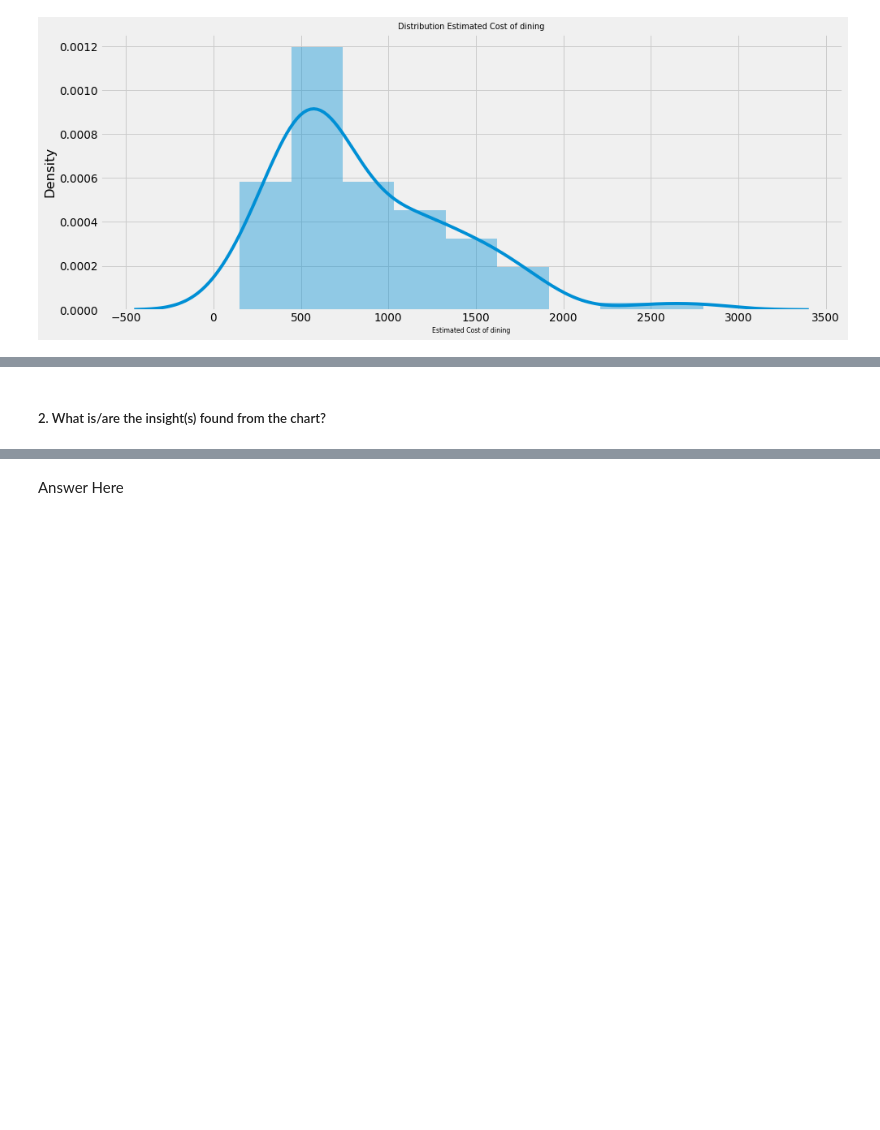
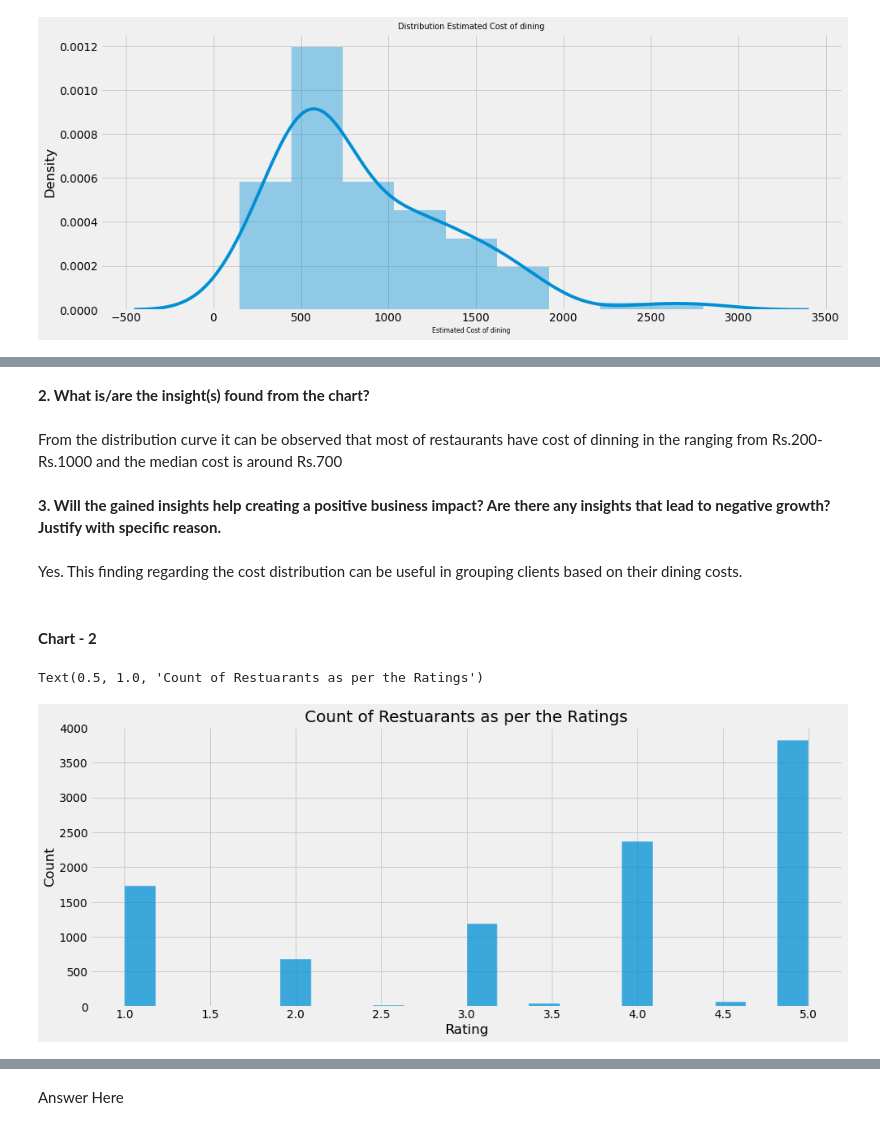
Before and after one commit to kumarabhinavthakur274/Zomato-Restaurant-Clustering-And-Sentiment-Analysis, a Jupyter notebook: Kumar_Abhinav_Zomato_Restaurant_Clustering_And_Sentiment_Analysis.ipynb, the cells around one changed output, grey strips where cells are left out. Saved outputs shown, nothing was run; the diff lists cells and outputs as text; code cells hidden in the pictures; blank space fills up the shorter version.

```diff
--- a/Kumar_Abhinav_Zomato_Restaurant_Clustering_And_Sentiment_Analysis.ipynb
+++ b/Kumar_Abhinav_Zomato_Restaurant_Clustering_And_Sentiment_Analysis.ipynb
@@ -541,2 +608,18 @@ Answer Here.
 # %% [markdown]
-##### 2. What is/are the insight(s) found from the chart?
+**2. What is/are the insight(s) found from the chart?**
+# %% [markdown]
+From the distribution curve it can be observed that most of restaurants have cost of dinning in the ranging from Rs.200-Rs.1000 and the median cost is around Rs.700
+# %% [markdown]
+**3. Will the gained insights help creating a positive business impact? Are there any insights that lead to negative growth? Justify with specific reason.**
+# %% [markdown]
+Yes. This finding regarding the cost distribution can be useful in grouping clients based on their dining costs.
+# %% [markdown]
+#### **Chart - 2**
+# %%
+# frequency distribution of Ratings
+sns.histplot(x= df2['Rating'])
+plt.xlabel('Rating')
+plt.title('Count of Restuarants as per the Ratings')
+# %% [output]
+Text(0.5, 1.0, 'Count of Restuarants as per the Ratings')
+[figure, added]
```
Also changed, not shown: parts of 192 cells of this notebook.
